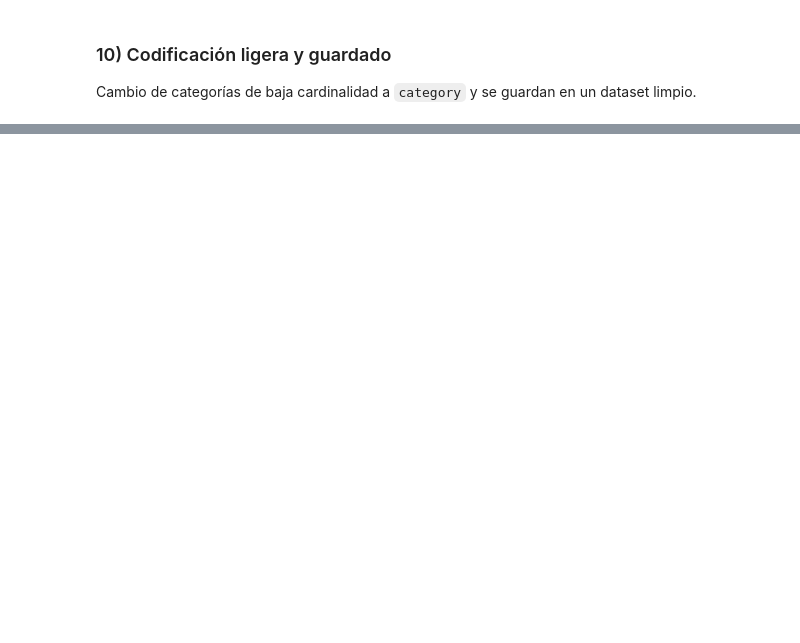
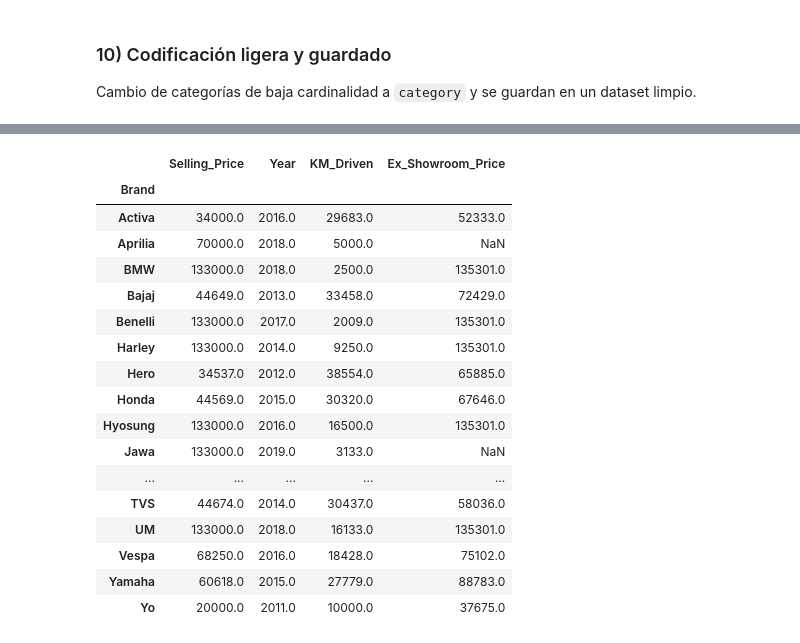
Before and after one commit to maortiza/taller2-Miguel, a Jupyter notebook: Taller 1 Limpieza Bike.ipynb, the cells around one changed output, grey strips where cells are left out. Saved outputs shown, nothing was run; the diff lists cells and outputs as text; code cells hidden in the pictures; blank space fills up the shorter version.

Commit message:
se creo la media expresada por tipo de marca

```diff
--- a/Taller 1 Limpieza Bike.ipynb
+++ b/Taller 1 Limpieza Bike.ipynb
@@ -207,0 +208,23 @@ Archivo guardado en: BikePrices_clean.csv
+# %%
+# media expresada por marcas
+mean_por_marca = df.groupby("Brand").mean(numeric_only=True).round(0)
+mean_por_marca
+# %% [output]
+|  | Selling_Price | Year | KM_Driven | Ex_Showroom_Price |
+| Brand |  |  |  |  |
+| Activa | 34000.0 | 2016.0 | 29683.0 | 52333.0 |
+| Aprilia | 70000.0 | 2018.0 | 5000.0 | NaN |
+| BMW | 133000.0 | 2018.0 | 2500.0 | 135301.0 |
+| Bajaj | 44649.0 | 2013.0 | 33458.0 | 72429.0 |
+| Benelli | 133000.0 | 2017.0 | 2009.0 | 135301.0 |
+| Harley | 133000.0 | 2014.0 | 9250.0 | 135301.0 |
+| Hero | 34537.0 | 2012.0 | 38554.0 | 65885.0 |
+| Honda | 44569.0 | 2015.0 | 30320.0 | 67646.0 |
+| Hyosung | 133000.0 | 2016.0 | 16500.0 | 135301.0 |
+| Jawa | 133000.0 | 2019.0 | 3133.0 | NaN |
+| ... | ... | ... | ... | ... |
+| TVS | 44674.0 | 2014.0 | 30437.0 | 58036.0 |
+| UM | 133000.0 | 2018.0 | 16133.0 | 135301.0 |
+| Vespa | 68250.0 | 2016.0 | 18428.0 | 75102.0 |
+| Yamaha | 60618.0 | 2015.0 | 27779.0 | 88783.0 |
+| Yo | 20000.0 | 2011.0 | 10000.0 | 37675.0 |
```
Also changed, not shown: parts of 8 cells of this notebook.
